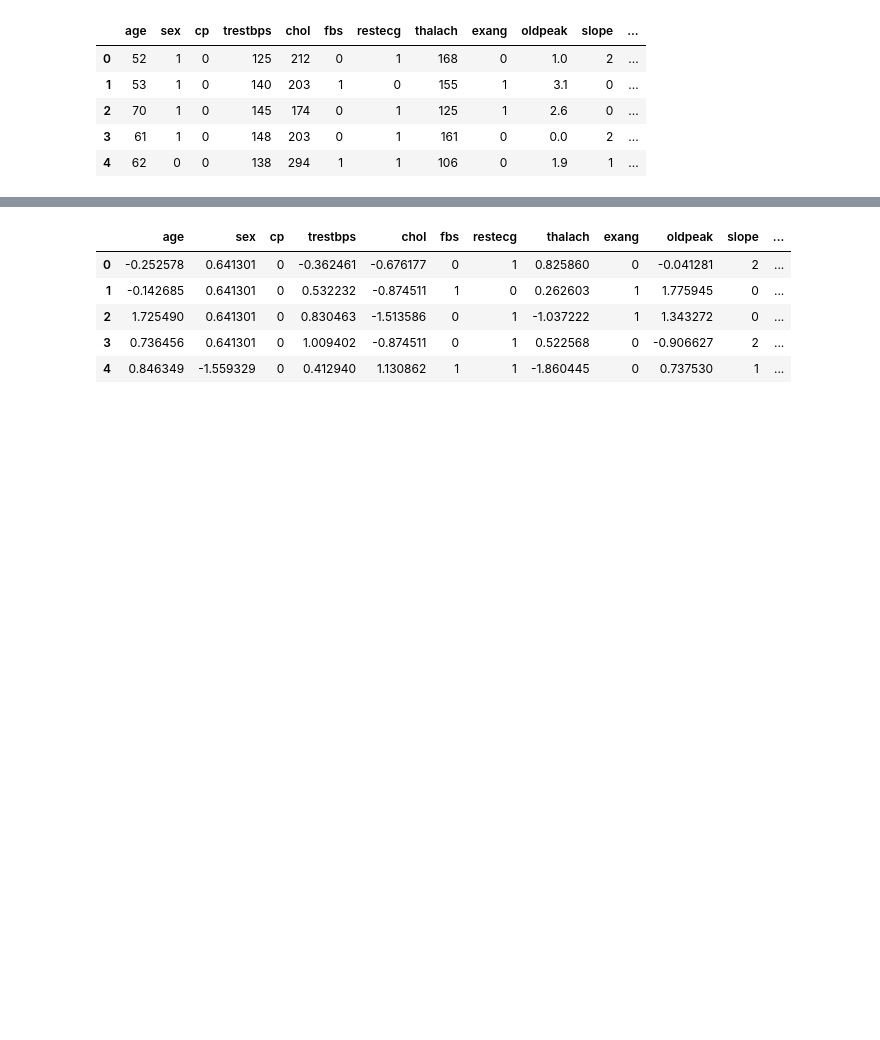
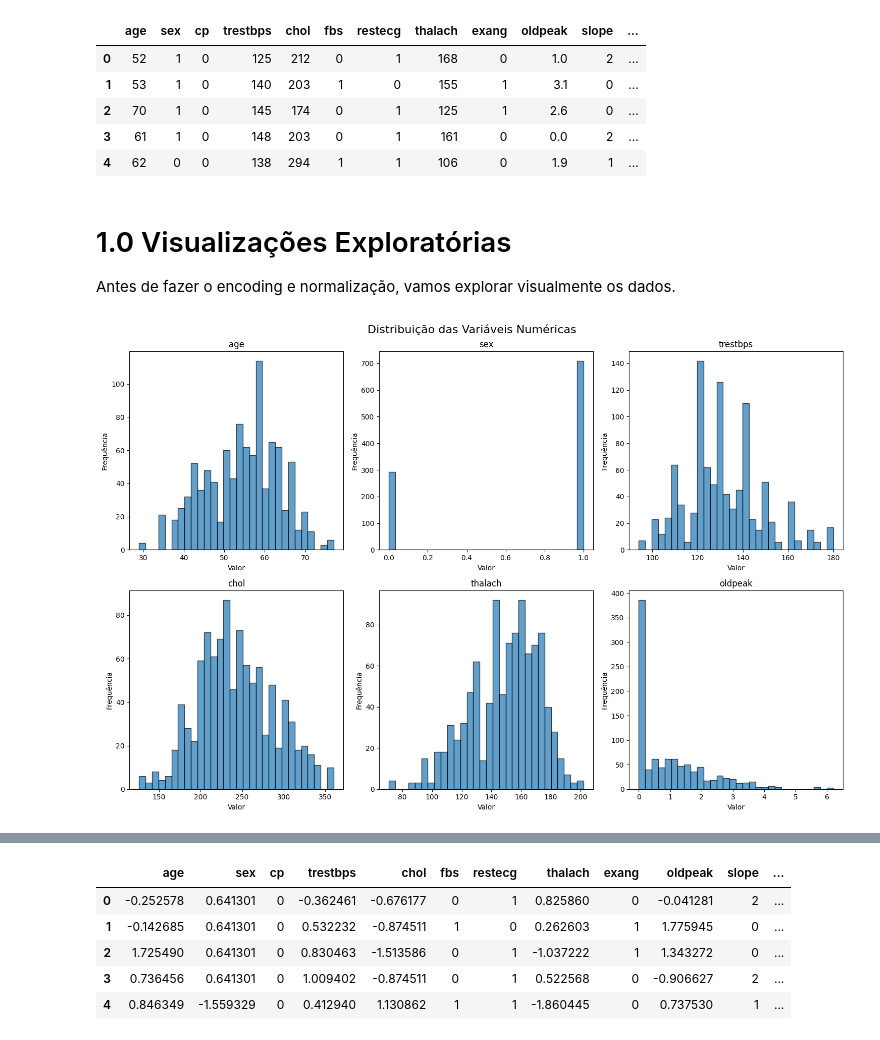
Before and after one commit to P-E-N-T-E-S/ML-College-Project, a Jupyter notebook: notebooks/main.ipynb, the cells around one changed output, grey strips where cells are left out. Cells and saved outputs as stored; diff of their text form; code cells hidden in the pictures; blank space fills up the shorter version.

```diff
--- a/notebooks/main.ipynb
+++ b/notebooks/main.ipynb
@@ -198,3 +199,7 @@ df1.head()
 # %%
 cat_columns = ["cp", "fbs", "restecg", "exang", "slope", "ca", "thal", "target"]
 num_columns = ["age", "sex", "trestbps", "chol", "thalach", "oldpeak"]
+# %% [markdown]
+# 1.0 Visualizações Exploratórias
+
+Antes de fazer o encoding e normalização, vamos explorar visualmente os dados.
@@ -200,0 +212,17 @@ num_columns = ["age", "sex", "trestbps", "chol", "thalach", "oldpeak"]
+# %%
+# Distribuição das variáveis numéricas
+fig, axes = plt.subplots(2, 3, figsize=(15, 10))
+fig.suptitle('Distribuição das Variáveis Numéricas', fontsize=16)
+
+for idx, col in enumerate(num_columns):
+    row = idx // 3
+    col_idx = idx % 3
+    axes[row, col_idx].hist(df1[col], bins=30, edgecolor='black', alpha=0.7)
+    axes[row, col_idx].set_title(col)
+    axes[row, col_idx].set_xlabel('Valor')
+    axes[row, col_idx].set_ylabel('Frequência')
+
+plt.tight_layout()
+plt.show()
+# %% [output]
+[figure, added]
```
Also changed, not shown: parts of 14 cells of this notebook, 1 other file.
